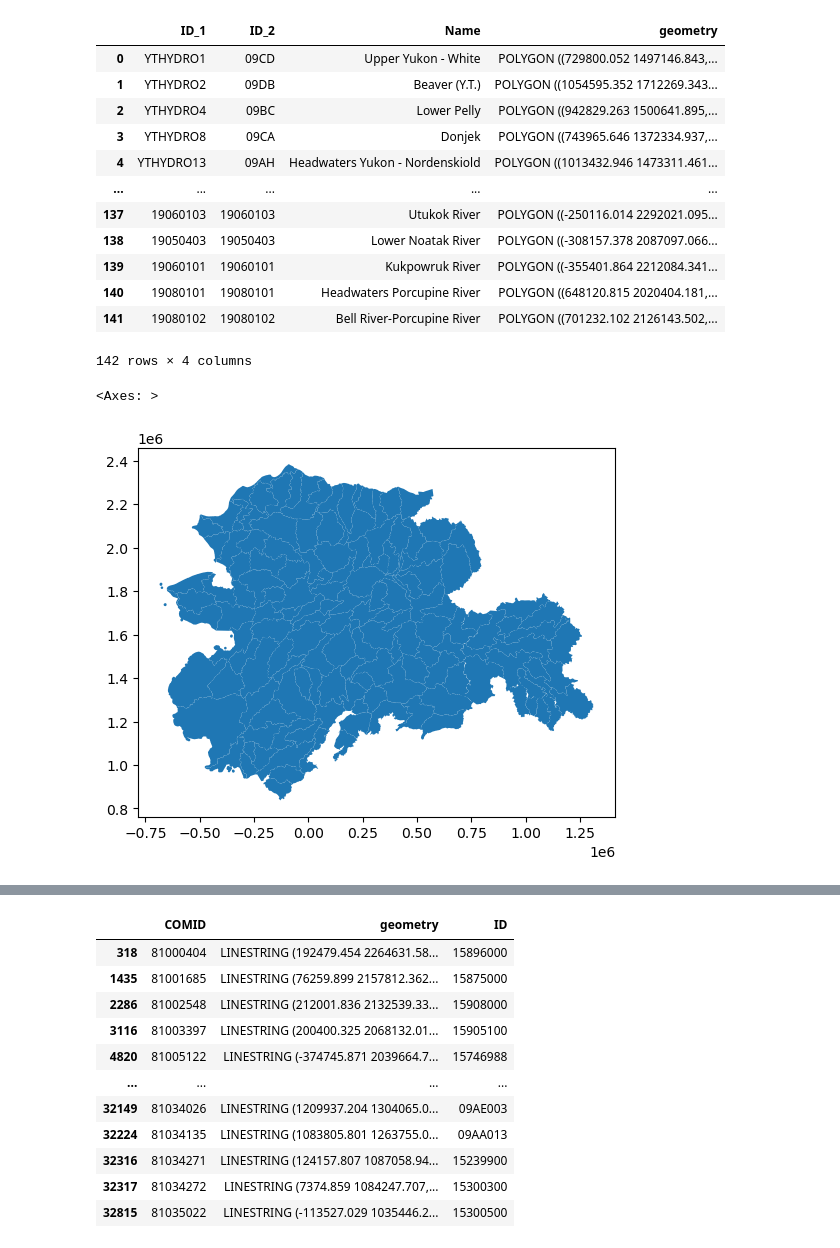
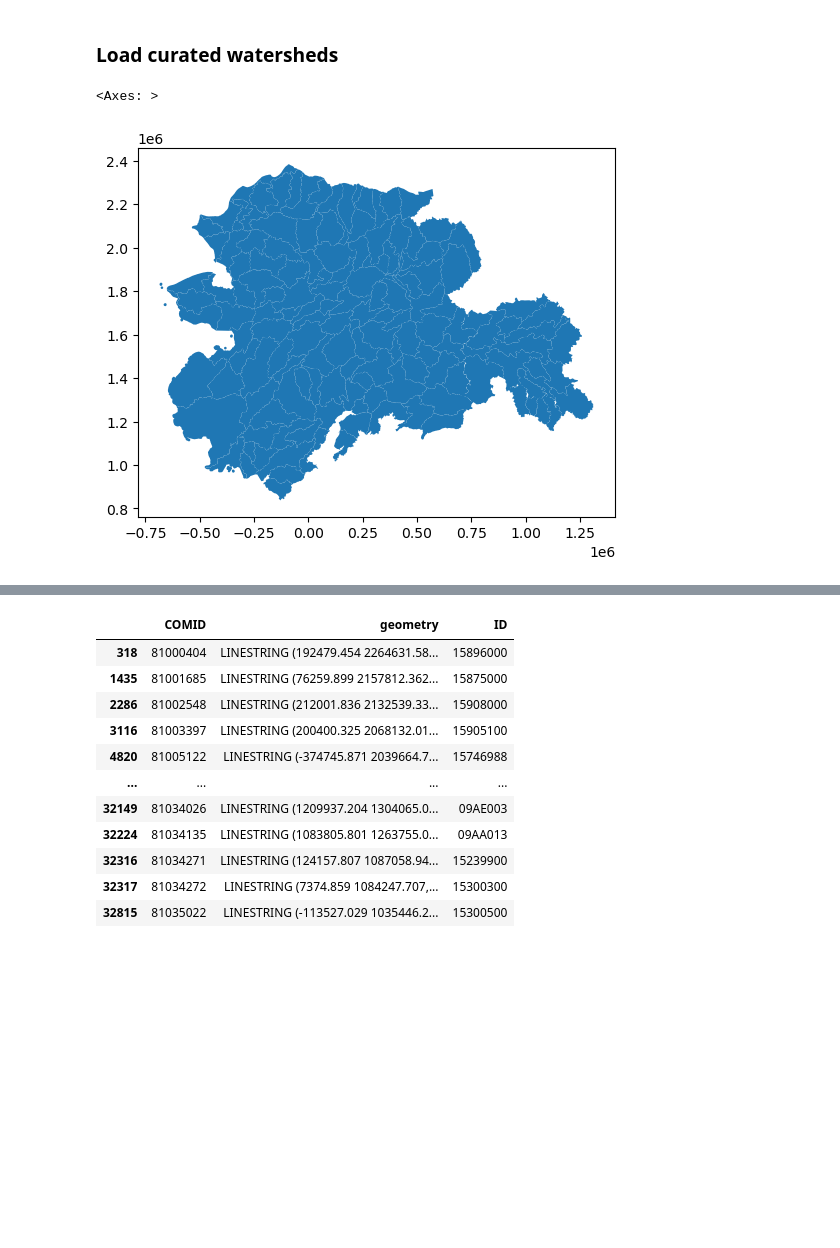
Before and after one commit to ua-snap/arctic_rivers, a Jupyter notebook: processing/shp/join_segments_gages_watersheds.ipynb, the cells around one changed output, grey strips where cells are left out. Cells and saved outputs as stored; diff of their text form; code cells hidden in the pictures; blank space fills up the shorter version.

```diff
--- a/processing/shp/join_segments_gages_watersheds.ipynb
+++ b/processing/shp/join_segments_gages_watersheds.ipynb
@@ -42,3 +21,8 @@ merged_gauges.plot()
+# %% [markdown]
+### Load curated watersheds
 # %%
-canada_watersheds = gpd.read_file("shp/YT_watersheds_to_merge.shp")
-alaska_watersheds = gpd.read_file("shp/alaska_huc8_to_merge.shp")
+watersheds = gpd.read_file("watersheds/arctic_rivers_watersheds_3338.shp")
+watersheds.plot()
+# %% [output]
+<Axes: >
+[figure, added]
@@ -48,34 +28,0 @@ alaska_watersheds = alaska_watersheds[["huc8", "huc8", "name", "geometry"]]
-# %%
-# Rename columns to match
-canada_watersheds.columns = ["ID_1", "ID_2", "Name", "geometry"]
-alaska_watersheds.columns = ["ID_1", "ID_2", "Name", "geometry"]
-
-# Use 3338 as the CRS for both GeoDataFrames
-canada_watersheds = canada_watersheds.to_crs(epsg=3338)
-alaska_watersheds = alaska_watersheds.to_crs(epsg=3338)
-
-# Merge the two GeoDataFrames
-merged_watersheds = gpd.GeoDataFrame(
-    pd.concat([canada_watersheds, alaska_watersheds], ignore_index=True),
-    crs=canada_watersheds.crs,
-)
-merged_watersheds
-# %% [output]
-|  | ID_1 | ID_2 | Name | geometry |
-| 0 | YTHYDRO1 | 09CD | Upper Yukon - White | POLYGON ((729800.052 1497146.843,... |
-| 1 | YTHYDRO2 | 09DB | Beaver (Y.T.) | POLYGON ((1054595.352 1712269.343... |
-| 2 | YTHYDRO4 | 09BC | Lower Pelly | POLYGON ((942829.263 1500641.895,... |
-| 3 | YTHYDRO8 | 09CA | Donjek | POLYGON ((743965.646 1372334.937,... |
-| 4 | YTHYDRO13 | 09AH | Headwaters Yukon - Nordenskiold | POLYGON ((1013432.946 1473311.461... |
-| ... | ... | ... | ... | ... |
-| 137 | 19060103 | 19060103 | Utukok River | POLYGON ((-250116.014 2292021.095... |
-| 138 | 19050403 | 19050403 | Lower Noatak River | POLYGON ((-308157.378 2087097.066... |
-| 139 | 19060101 | 19060101 | Kukpowruk River | POLYGON ((-355401.864 2212084.341... |
-| 140 | 19080101 | 19080101 | Headwaters Porcupine River | POLYGON ((648120.815 2020404.181,... |
-| 141 | 19080102 | 19080102 | Bell River-Porcupine River | POLYGON ((701232.102 2126143.502,... |
-142 rows × 4 columns
-# %%
-merged_watersheds.plot()
-# %% [output]
-<Axes: >
-[figure, removed]
```
Also changed, not shown: parts of 24 cells of this notebook, 51 other files.
